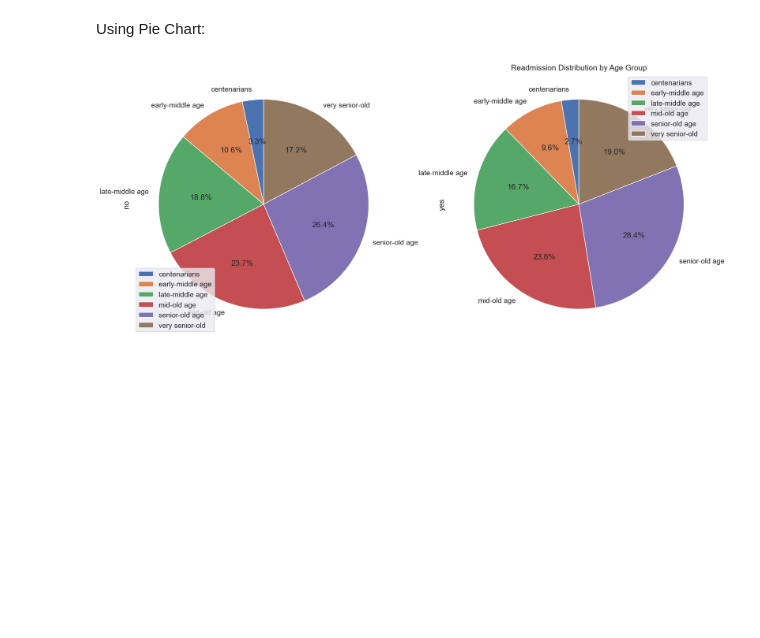
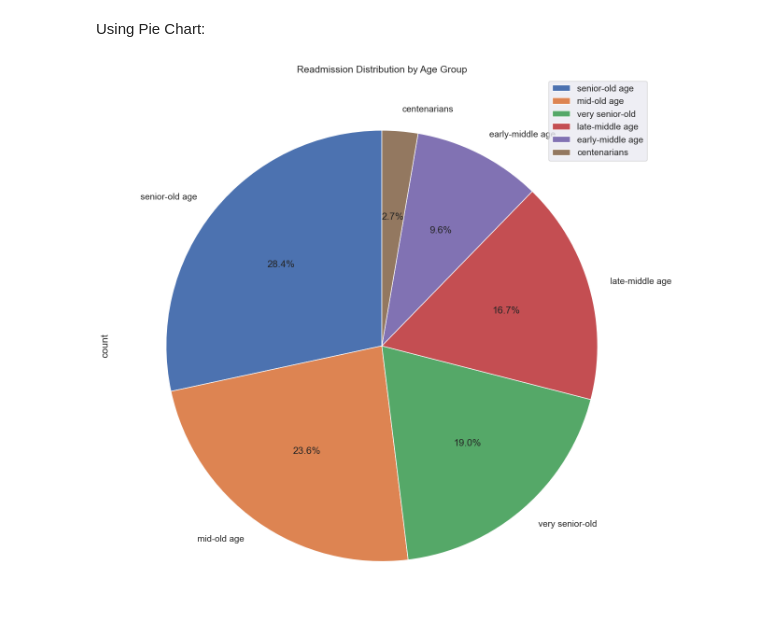
Before and after one commit to el-tortugo/hospital-readmissions-project, a Jupyter notebook: hrea-exploration.ipynb, the cells around one changed output. Cells and saved outputs as stored; diff of their text form; code cells hidden in the pictures; blank space fills up the shorter version.

```diff
--- a/hrea-exploration.ipynb
+++ b/hrea-exploration.ipynb
@@ -118,8 +118,6 @@ change               object
 diabetes_med         object
 readmitted           object
 dtype: object
-# %%
-df.set_index('age', inplace=True)
 # %%
 df.info()
 # %% [output]
@@ -324,12 +339,12 @@ plt.show()
 # %% [markdown]
 Using Pie Chart:
 # %%
-fig, ax = plt.subplots(figsize=(20, 20))
+fig, ax = plt.subplots(figsize=(10, 10))
+df_readmitted = df[df['readmitted'] == 'yes']
 
-df['readmitted'].groupby(df['cate_age']).value_counts().unstack().plot.pie(subplots=True, autopct='%1.1f%%', startangle=90, ax=ax)
+df_readmitted['cate_age'].value_counts().plot.pie(autopct='%1.1f%%', startangle=90, ax=ax)
 plt.title('Readmission Distribution by Age Group')
-
-
+plt.legend()
 plt.show()
 # %% [output]
-[figure, old version]
+[figure, new version]
```
Also changed, not shown: parts of 15 cells of this notebook, 1 other file.
